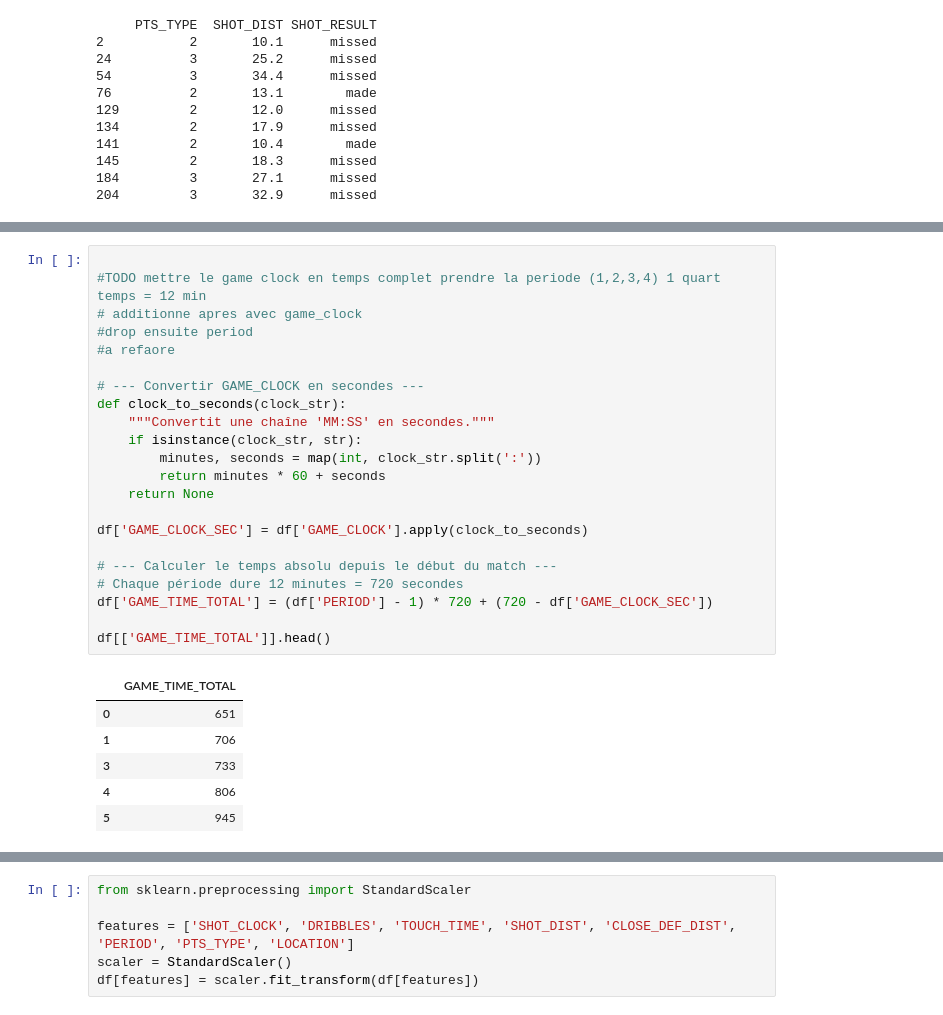
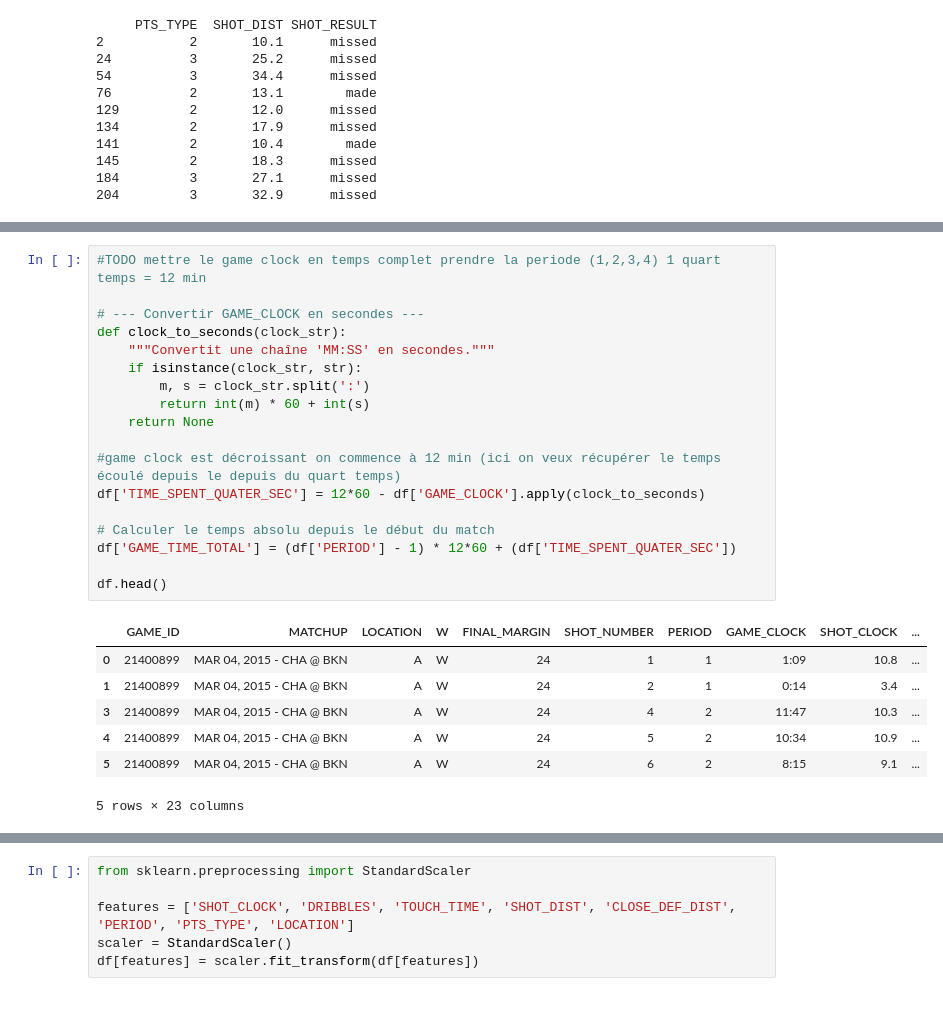
Before and after one commit to Bapt1st3/shot_prevision, a Jupyter notebook: projet.ipynb, the cells around one changed output, grey strips where cells are left out. Saved outputs shown, nothing was run; the diff lists cells and outputs as text.

```diff
--- a/projet.ipynb
+++ b/projet.ipynb
@@ -152,29 +178,26 @@ df = df.dropna(subset=['SHOT_CLOCK'])
 # %%
-
 #TODO mettre le game clock en temps complet prendre la periode (1,2,3,4) 1 quart temps = 12 min
-# additionne apres avec game_clock
-#drop ensuite period
-#a refaore
 
 # --- Convertir GAME_CLOCK en secondes ---
 def clock_to_seconds(clock_str):
     """Convertit une chaîne 'MM:SS' en secondes."""
     if isinstance(clock_str, str):
-        minutes, seconds = map(int, clock_str.split(':'))
-        return minutes * 60 + seconds
+        m, s = clock_str.split(':')
+        return int(m) * 60 + int(s)
     return None
 
-df['GAME_CLOCK_SEC'] = df['GAME_CLOCK'].apply(clock_to_seconds)
+#game clock est décroissant on commence à 12 min (ici on veux récupérer le temps écoulé depuis le depuis du quart temps)
+df['TIME_SPENT_QUATER_SEC'] = 12*60 - df['GAME_CLOCK'].apply(clock_to_seconds)
 
-# --- Calculer le temps absolu depuis le début du match ---
-# Chaque période dure 12 minutes = 720 secondes
-df['GAME_TIME_TOTAL'] = (df['PERIOD'] - 1) * 720 + (720 - df['GAME_CLOCK_SEC'])
+# Calculer le temps absolu depuis le début du match
+df['GAME_TIME_TOTAL'] = (df['PERIOD'] - 1) * 12*60 + (df['TIME_SPENT_QUATER_SEC'])
 
-df[['GAME_TIME_TOTAL']].head()
+df.head()
 # %% [output]
-|  | GAME_TIME_TOTAL |
-| 0 | 651 |
-| 1 | 706 |
-| 3 | 733 |
-| 4 | 806 |
-| 5 | 945 |
+|  | GAME_ID | MATCHUP | LOCATION | W | FINAL_MARGIN | SHOT_NUMBER | PERIOD | GAME_CLOCK | SHOT_CLOCK | ... |
+| 0 | 21400899 | MAR 04, 2015 - CHA @ BKN | A | W | 24 | 1 | 1 | 1:09 | 10.8 | ... |
+| 1 | 21400899 | MAR 04, 2015 - CHA @ BKN | A | W | 24 | 2 | 1 | 0:14 | 3.4 | ... |
+| 3 | 21400899 | MAR 04, 2015 - CHA @ BKN | A | W | 24 | 4 | 2 | 11:47 | 10.3 | ... |
+| 4 | 21400899 | MAR 04, 2015 - CHA @ BKN | A | W | 24 | 5 | 2 | 10:34 | 10.9 | ... |
+| 5 | 21400899 | MAR 04, 2015 - CHA @ BKN | A | W | 24 | 6 | 2 | 8:15 | 9.1 | ... |
+5 rows × 23 columns
```
Also changed, not shown: parts of 14 cells of this notebook.
